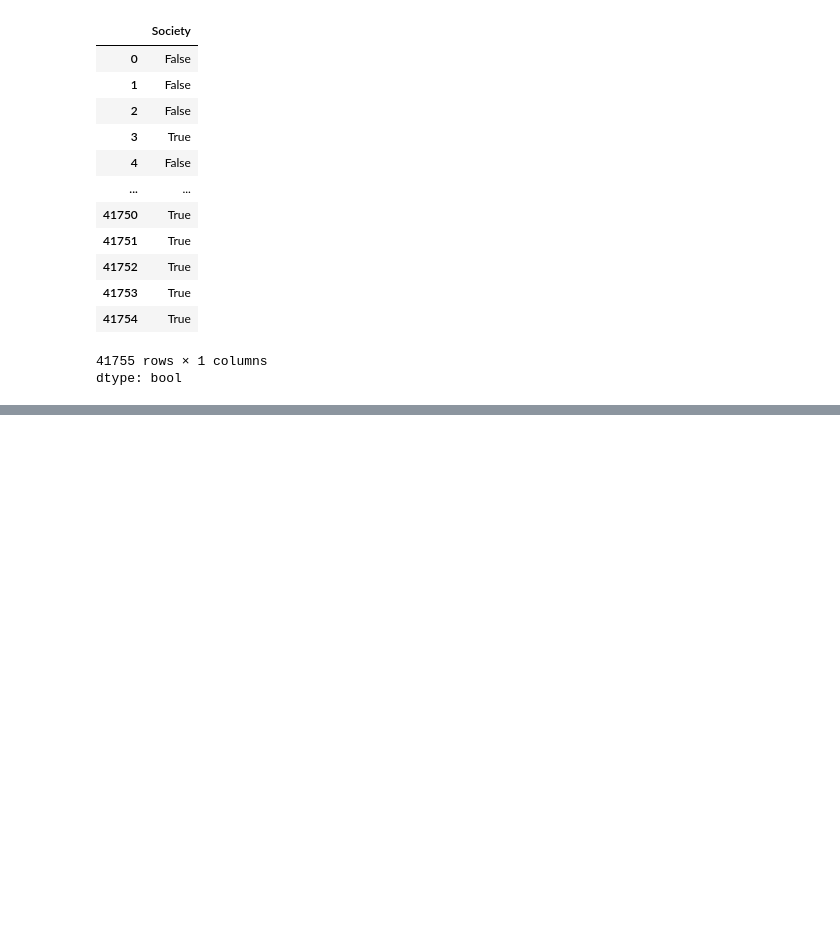
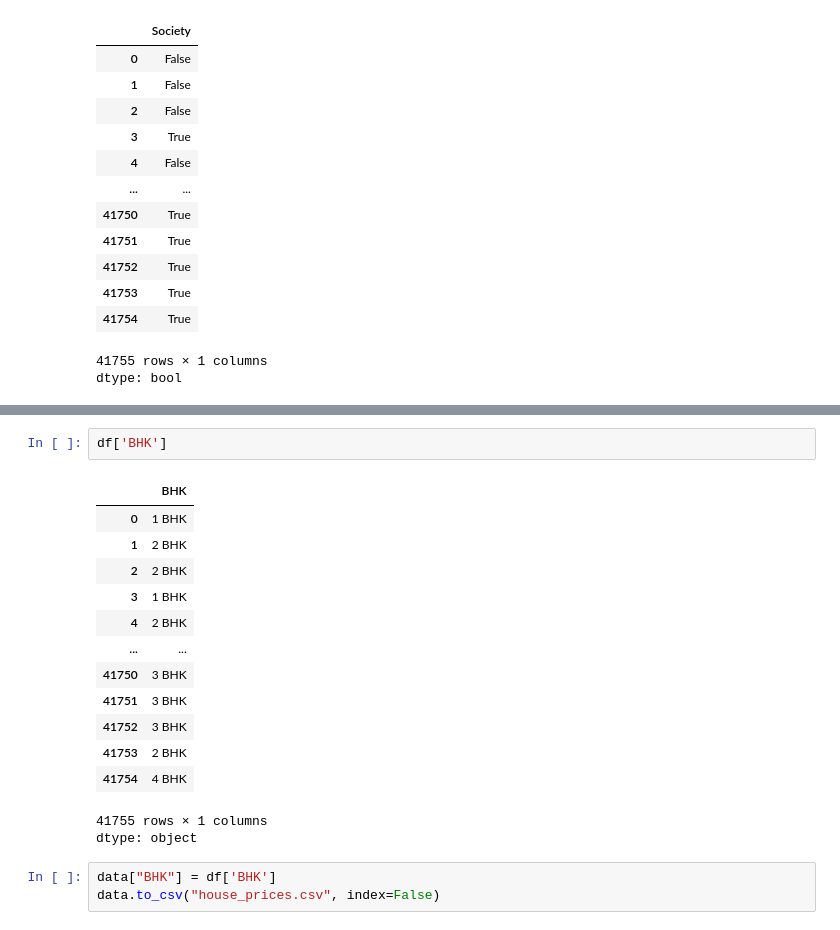
Before and after one commit to Trusha216/AI-ML-internship, a Jupyter notebook: house_prices.ipynb, the cells around one changed output, grey strips where cells are left out. Drawn from its saved outputs; the diff is of its cells as text; blank space fills up the shorter version.

```diff
--- a/house_prices.ipynb
+++ b/house_prices.ipynb
@@ -532,0 +606,20 @@ dtype: bool
+# %%
+df['BHK']
+# %% [output]
+|  | BHK |
+| 0 | 1 BHK |
+| 1 | 2 BHK |
+| 2 | 2 BHK |
+| 3 | 1 BHK |
+| 4 | 2 BHK |
+| ... | ... |
+| 41750 | 3 BHK |
+| 41751 | 3 BHK |
+| 41752 | 3 BHK |
+| 41753 | 2 BHK |
+| 41754 | 4 BHK |
+41755 rows × 1 columns
+dtype: object
+# %%
+data["BHK"] = df['BHK']
+data.to_csv("house_prices.csv", index=False)
```
Also changed, not shown: parts of 7 cells of this notebook.
